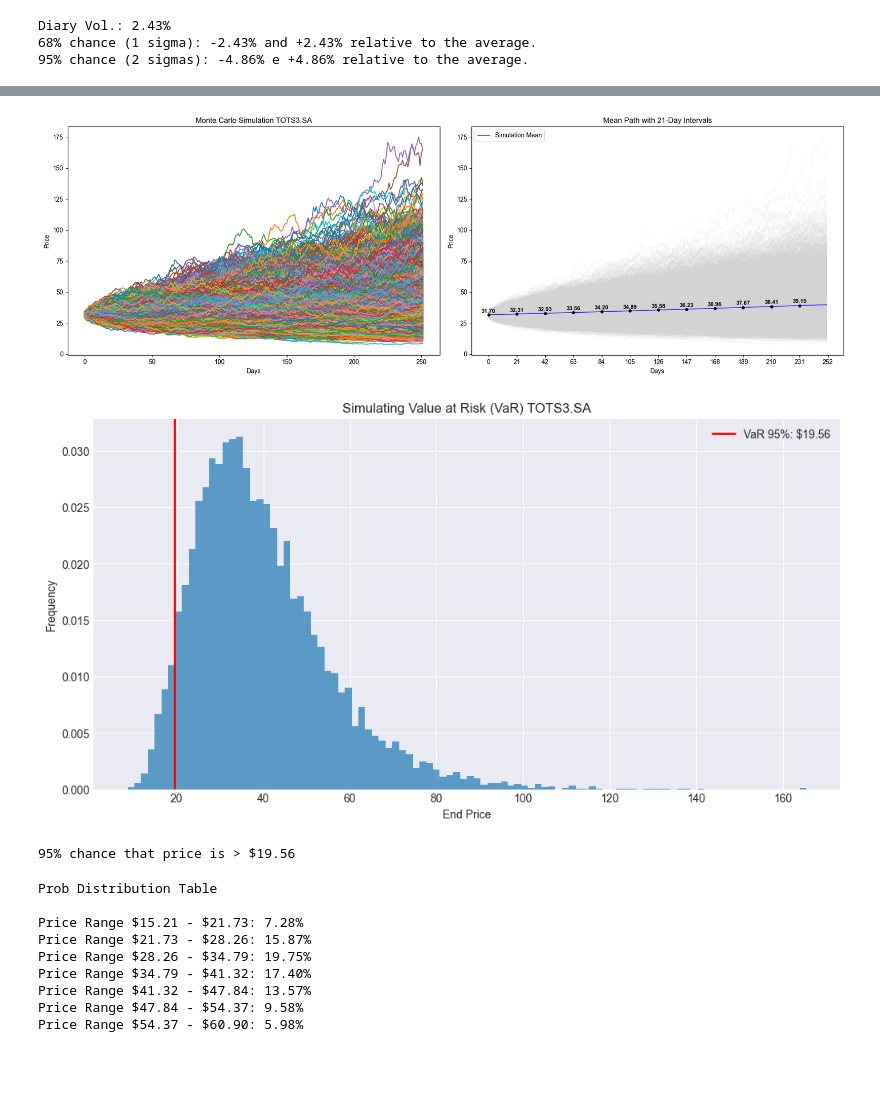
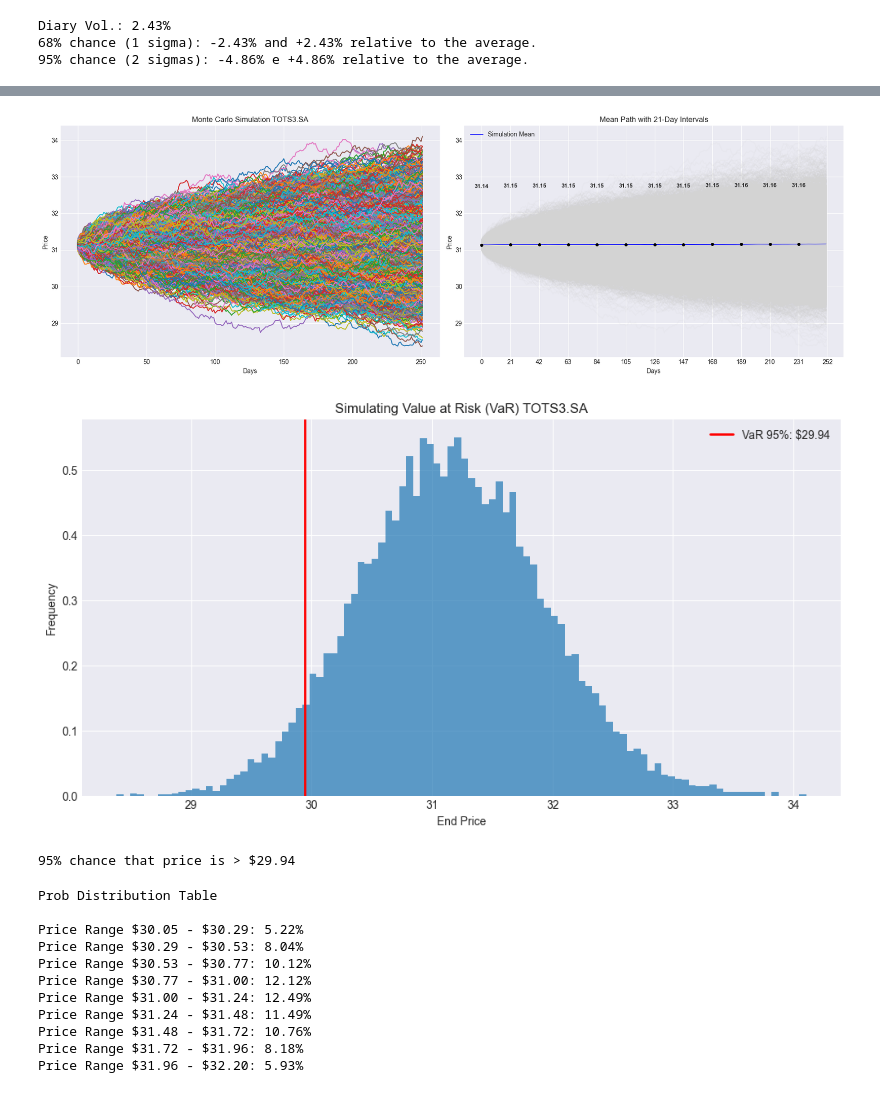
Before and after one commit to vbernardino-git/QuantFinance, a Jupyter notebook: 01. Monte Carlo.ipynb, the cells around one changed output, grey strips where cells are left out. Drawn from its saved outputs; the diff is of its cells as text; code cells hidden in the pictures; blank space fills up the shorter version.

```diff
--- a/01. Monte Carlo.ipynb
+++ b/01. Monte Carlo.ipynb
@@ -51,44 +53,45 @@ Diary Vol.: 2.43%
 days = 252
 sim = 10000 # Law of Large Numbers
 paths = np.zeros((days, sim))
+dt = 1/252
 
 for i in range(sim):
     prices = [price]
     for j in range(days):
-        shock = np.random.normal(mu, sigma) # Simulates market uncertainty
-        next_price = prices[-1] * (1 + shock)
+        Z = np.random.normal() # Generates a random value from a standard normal distribution N(0,1)
+        next_price = prices[-1] * np.exp((mu - 0.5 * sigma**2) * dt + sigma * np.sqrt(dt) * Z) #GBM
         prices.append(float(next_price))
     paths[:, i] = prices[1:]
 
 mean_path = np.mean(paths, axis=1)
 
 fig, (ax1, ax2) = plt.subplots(1, 2, figsize=(18, 6))
 
 ax1.plot(paths)
 ax1.set_xlabel('Days')
 ax1.set_ylabel('Price')
 ax1.set_title(f'Monte Carlo Simulation {ticker}')
 
 ax2.plot(paths, color='lightgray', alpha=0.1)
 ax2.plot(mean_path, color='blue', linewidth=1, label='Simulation Mean')
 
 interval = 21
 for day in range(0, days, interval):
     val_at_day = mean_path[day]
     ax2.plot(day, val_at_day, 'ko', markersize=4)
     ax2.text(day, val_at_day * 1.05, f'{val_at_day:.2f}', fontsize=9, fontweight='bold', ha='center')
 
 ax2.set_xticks(range(0, days + 1, interval))
 ax2.set_xlabel('Days')
 ax2.set_ylabel('Price')
 ax2.set_title(f'Mean Path with 21-Day Intervals')
 ax2.legend()
 
 plt.tight_layout()
 plt.style.use('seaborn-v0_8-darkgrid')
 plt.show()
 # %% [output]
-[figure, old version]
+[figure, new version]
 # %%
 end_prices = paths[-1, :]
 
@@ -107,8 +110,8 @@ plt.show()
 
 print(f"95% chance that price is > ${var_95:.2f}")
 # %% [output]
-[figure, old version]
+[figure, new version]
-95% chance that price is > $19.56
+95% chance that price is > $29.94
 # %%
 range_min = min(end_prices)
 range_max = max(end_prices)
@@ -126,10 +129,12 @@ for i in range(len(bins)-1):
 # %% [output]
 Prob Distribution Table
 
-Price Range $15.21 - $21.73: 7.28%
-Price Range $21.73 - $28.26: 15.87%
-Price Range $28.26 - $34.79: 19.75%
-Price Range $34.79 - $41.32: 17.40%
-Price Range $41.32 - $47.84: 13.57%
-Price Range $47.84 - $54.37: 9.58%
-Price Range $54.37 - $60.90: 5.98%
+Price Range $30.05 - $30.29: 5.22%
+Price Range $30.29 - $30.53: 8.04%
+Price Range $30.53 - $30.77: 10.12%
+Price Range $30.77 - $31.00: 12.12%
+Price Range $31.00 - $31.24: 12.49%
+Price Range $31.24 - $31.48: 11.49%
+Price Range $31.48 - $31.72: 10.76%
+Price Range $31.72 - $31.96: 8.18%
+Price Range $31.96 - $32.20: 5.93%
```
Also changed, not shown: parts of 3 cells of this notebook.
